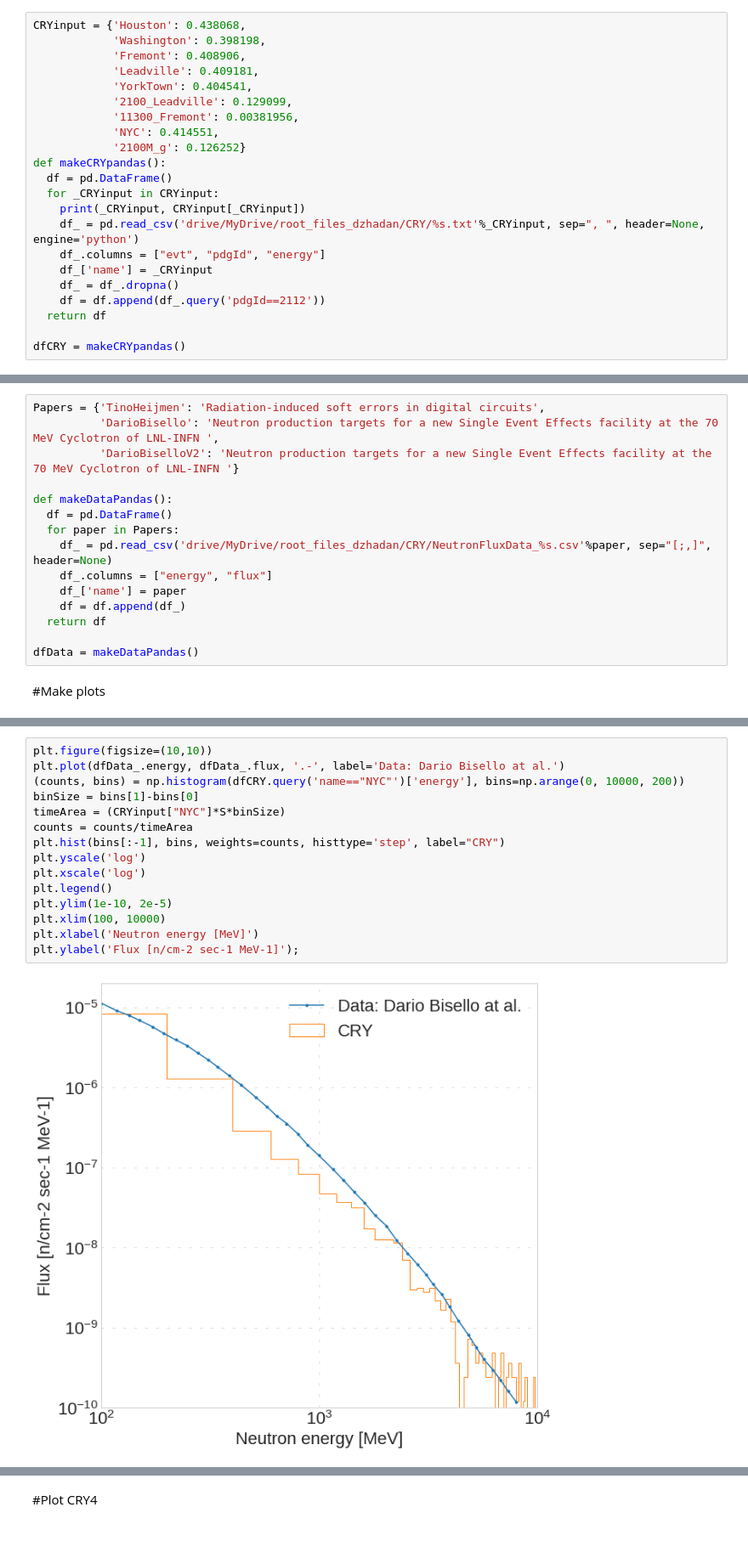
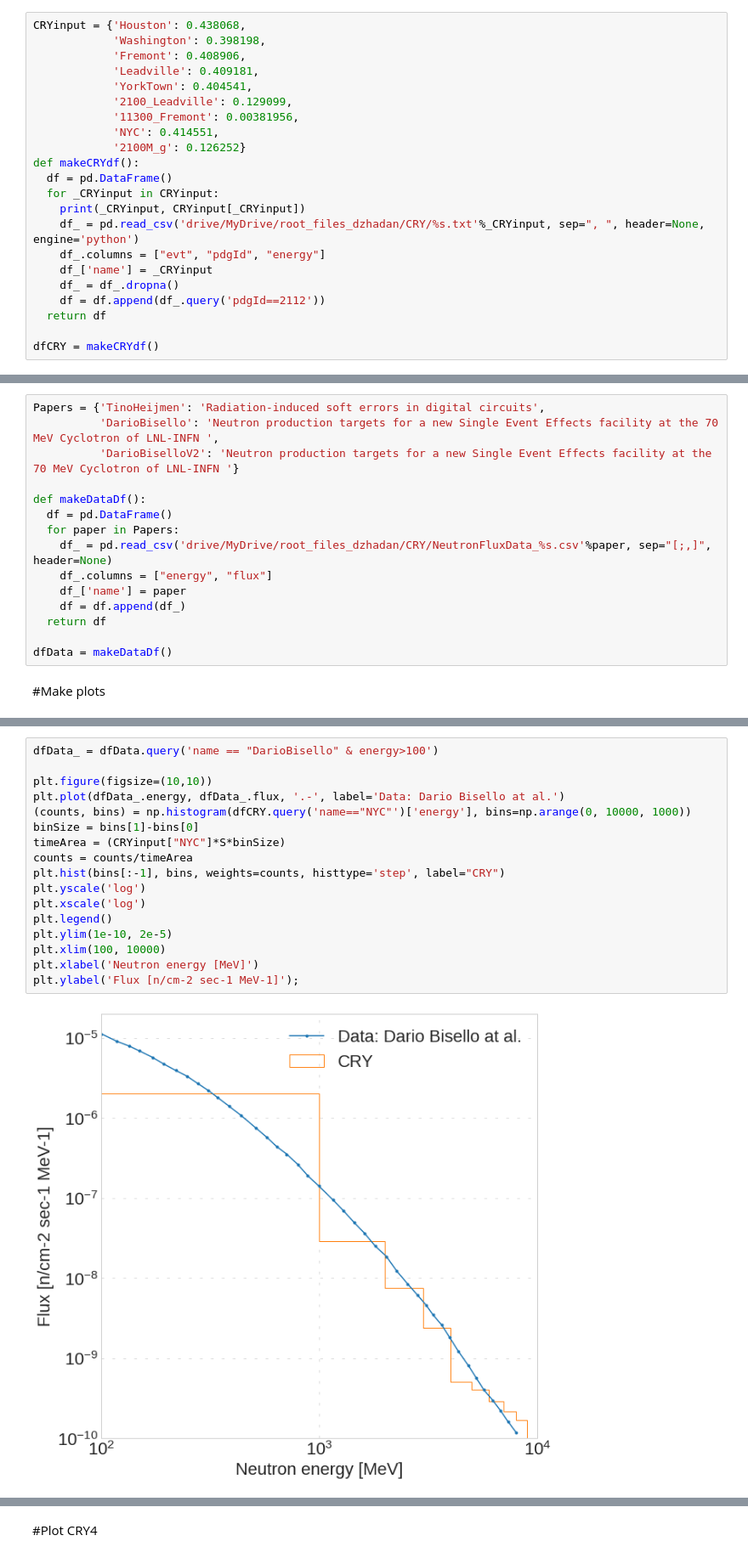
Before and after one commit to oksuzian/Mu2eANL, a Jupyter notebook: CosmicNeutrons/CosmicNeutronData.ipynb, the cells around one changed output, grey strips where cells are left out. Shown at 85% size. Cells and saved outputs as stored; diff of their text form.

```diff
--- a/CosmicNeutrons/CosmicNeutronData.ipynb
+++ b/CosmicNeutrons/CosmicNeutronData.ipynb
@@ -45,7 +86,7 @@ CRYinput = {'Houston': 0.438068,
             '11300_Fremont': 0.00381956,
             'NYC': 0.414551,
             '2100M_g': 0.126252}
-def makeCRYpandas():
+def makeCRYdf():
   df = pd.DataFrame()
   for _CRYinput in CRYinput:
     print(_CRYinput, CRYinput[_CRYinput])
@@ -56,7 +97,7 @@ def makeCRYpandas():
     df = df.append(df_.query('pdgId==2112'))
   return df
 
-dfCRY = makeCRYpandas()
+dfCRY = makeCRYdf()
 # %% [output]
 Houston 0.438068
 Washington 0.398198
@@ -72,7 +113,7 @@ Papers = {'TinoHeijmen': 'Radiation-induced soft errors in digital circuits',
           'DarioBisello': 'Neutron production targets for a new Single Event Effects facility at the 70 MeV Cyclotron of LNL-INFN ',
           'DarioBiselloV2': 'Neutron production targets for a new Single Event Effects facility at the 70 MeV Cyclotron of LNL-INFN '}
 
-def makeDataPandas():
+def makeDataDf():
   df = pd.DataFrame()
   for paper in Papers:
     df_ = pd.read_csv('drive/MyDrive/root_files_dzhadan/CRY/NeutronFluxData_%s.csv'%paper, sep="[;,]", header=None)
@@ -81,6 +122,6 @@ def makeDataPandas():
     df = df.append(df_)
   return df
 
-dfData = makeDataPandas()
+dfData = makeDataDf()
 # %% [markdown]
 #Make plots
@@ -89,18 +128,20 @@ dfData_ = dfData.query('name == "DarioBisello" & energy>100')
 # %%
+dfData_ = dfData.query('name == "DarioBisello" & energy>100')
+
 plt.figure(figsize=(10,10))
 plt.plot(dfData_.energy, dfData_.flux, '.-', label='Data: Dario Bisello at al.')
-(counts, bins) = np.histogram(dfCRY.query('name=="NYC"')['energy'], bins=np.arange(0, 10000, 200))
+(counts, bins) = np.histogram(dfCRY.query('name=="NYC"')['energy'], bins=np.arange(0, 10000, 1000))
 binSize = bins[1]-bins[0]
 timeArea = (CRYinput["NYC"]*S*binSize)
 counts = counts/timeArea
 plt.hist(bins[:-1], bins, weights=counts, histtype='step', label="CRY")
 plt.yscale('log')
 plt.xscale('log')
 plt.legend()
 plt.ylim(1e-10, 2e-5)
 plt.xlim(100, 10000)
 plt.xlabel('Neutron energy [MeV]')
 plt.ylabel('Flux [n/cm-2 sec-1 MeV-1]');
 # %% [output]
-[figure, old version]
+[figure, new version]
 # %%
```
Also changed, not shown: parts of 17 cells of this notebook.
